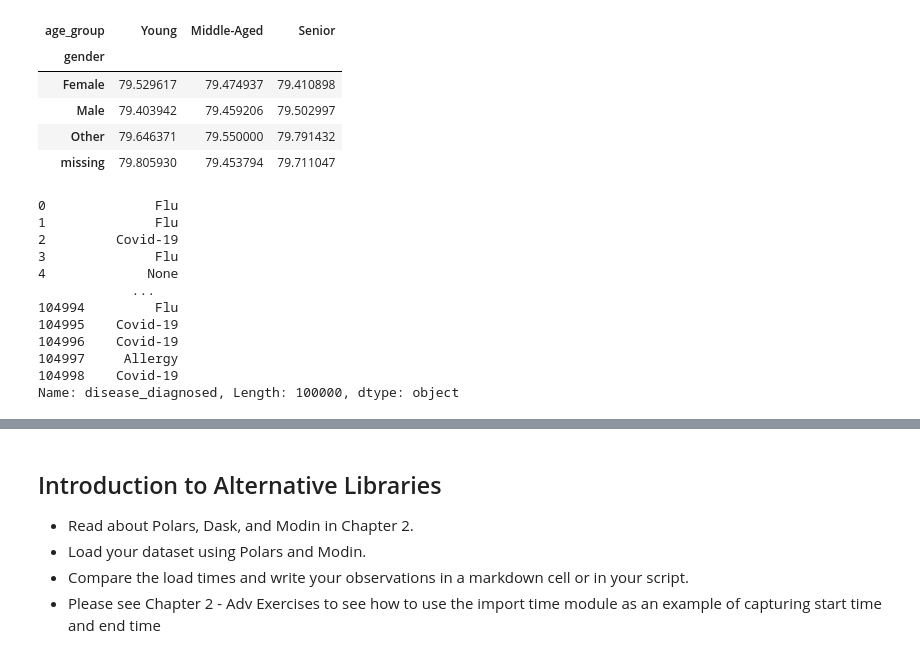
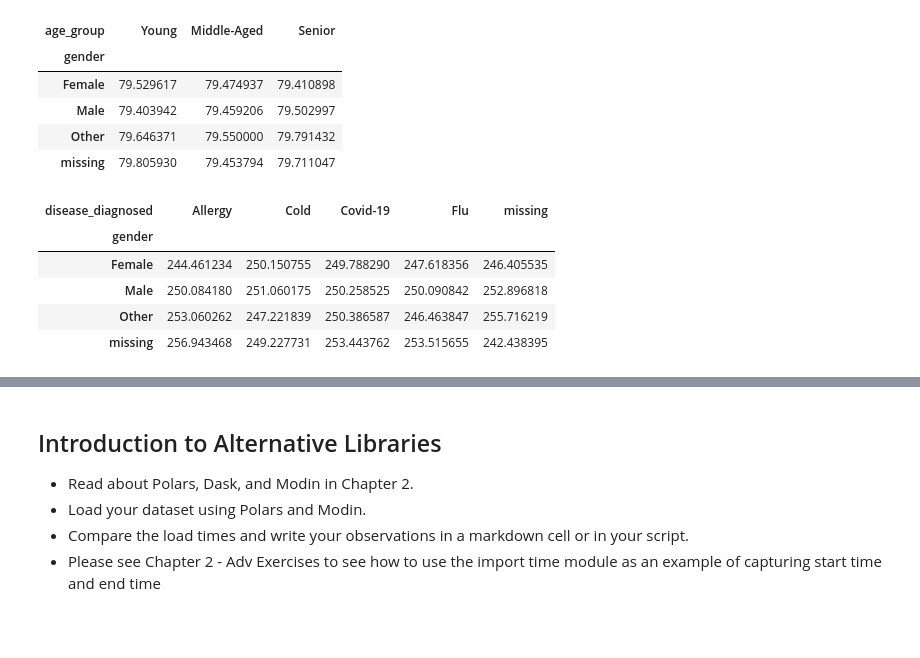
Before and after one commit to hal-yu/datasci_2_manipulation, a Jupyter notebook: HHA507_W2_Manipulation.ipynb, the cells around one changed output, grey strips where cells are left out. Cells and saved outputs as stored; diff of their text form; code cells hidden in the pictures; blank space fills up the shorter version.

```diff
--- a/HHA507_W2_Manipulation.ipynb
+++ b/HHA507_W2_Manipulation.ipynb
@@ -280,21 +293,19 @@ avg_patientHeartRate_Pivot
 | Male | 79.403942 | 79.459206 | 79.502997 |
 | Other | 79.646371 | 79.550000 | 79.791432 |
 | missing | 79.805930 | 79.453794 | 79.711047 |
-# %%
-df['disease_diagnosed']
-# %% [output]
-0              Flu
-1              Flu
-2         Covid-19
-3              Flu
-4             None
-            ...
-104994         Flu
-104995    Covid-19
-104996    Covid-19
-104997     Allergy
-104998    Covid-19
-Name: disease_diagnosed, Length: 100000, dtype: object
+# %%
+# Creating a Pivot Table3
+avg_payment_due_Pivot = df.pivot_table(values='payment_due_($)', index='gender', columns='disease_diagnosed', aggfunc='mean')
+
+# Display Pivot Table3
+avg_payment_due_Pivot
+# %% [output]
+| disease_diagnosed | Allergy | Cold | Covid-19 | Flu | missing |
+| gender |  |  |  |  |  |
+| Female | 244.461234 | 250.150755 | 249.788290 | 247.618356 | 246.405535 |
+| Male | 250.084180 | 251.060175 | 250.258525 | 250.090842 | 252.896818 |
+| Other | 253.060262 | 247.221839 | 250.386587 | 246.463847 | 255.716219 |
+| missing | 256.943468 | 249.227731 | 253.443762 | 253.515655 | 242.438395 |
 # %%
 # Convert 'average_bp' to numeric
 df['average_bp'] = pd.to_numeric(df['average_bp'], errors='coerce')
```
Also changed, not shown: parts of 9 cells of this notebook.
